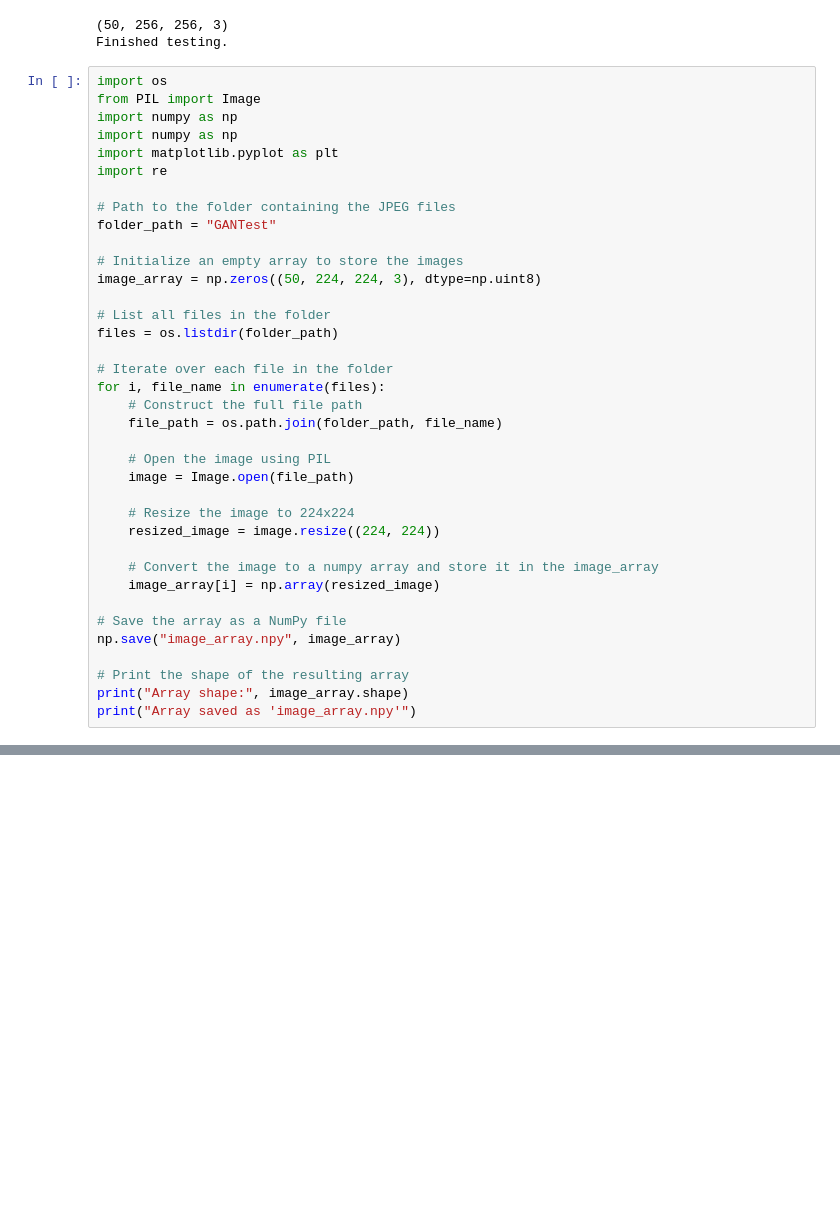
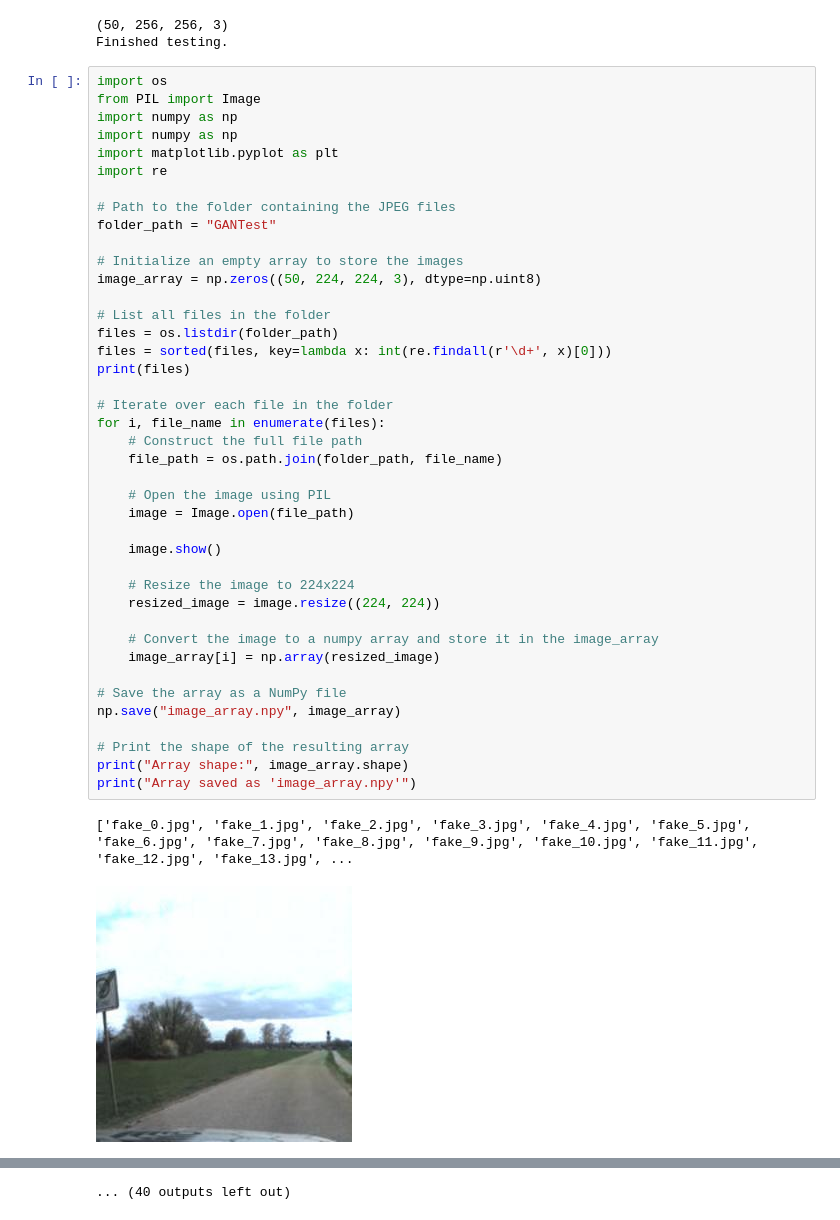
Before and after one commit to VitoVoelker/ML2Colorization, a Jupyter notebook: UnetGAn.ipynb, the cells around one changed output, grey strips where cells are left out. Cells and saved outputs as stored; diff of their text form; blank space fills up the shorter version.

```diff
--- a/UnetGAn.ipynb
+++ b/UnetGAn.ipynb
@@ -459,30 +455,37 @@ import re
 
 # Path to the folder containing the JPEG files
 folder_path = "GANTest"
 
 # Initialize an empty array to store the images
 image_array = np.zeros((50, 224, 224, 3), dtype=np.uint8)
 
 # List all files in the folder
 files = os.listdir(folder_path)
+files = sorted(files, key=lambda x: int(re.findall(r'\d+', x)[0]))
+print(files)
 
 # Iterate over each file in the folder
 for i, file_name in enumerate(files):
     # Construct the full file path
     file_path = os.path.join(folder_path, file_name)
 
     # Open the image using PIL
     image = Image.open(file_path)
+
+    image.show()
 
     # Resize the image to 224x224
     resized_image = image.resize((224, 224))
 
     # Convert the image to a numpy array and store it in the image_array
     image_array[i] = np.array(resized_image)
 
 # Save the array as a NumPy file
 np.save("image_array.npy", image_array)
 
 # Print the shape of the resulting array
 print("Array shape:", image_array.shape)
 print("Array saved as 'image_array.npy'")
+# %% [output]
+['fake_0.jpg', 'fake_1.jpg', 'fake_2.jpg', 'fake_3.jpg', 'fake_4.jpg', 'fake_5.jpg', 'fake_6.jpg', 'fake_7.jpg', 'fake_8.jpg', 'fake_9.jpg', 'fake_10.jpg', 'fake_11.jpg', 'fake_12.jpg', 'fake_13.jpg', ...
+[figure, added]
@@ -488,0 +502 @@ print("Array saved as 'image_array.npy'")
+... (40 outputs left out)
```
Also changed, not shown: parts of 3 cells of this notebook.
